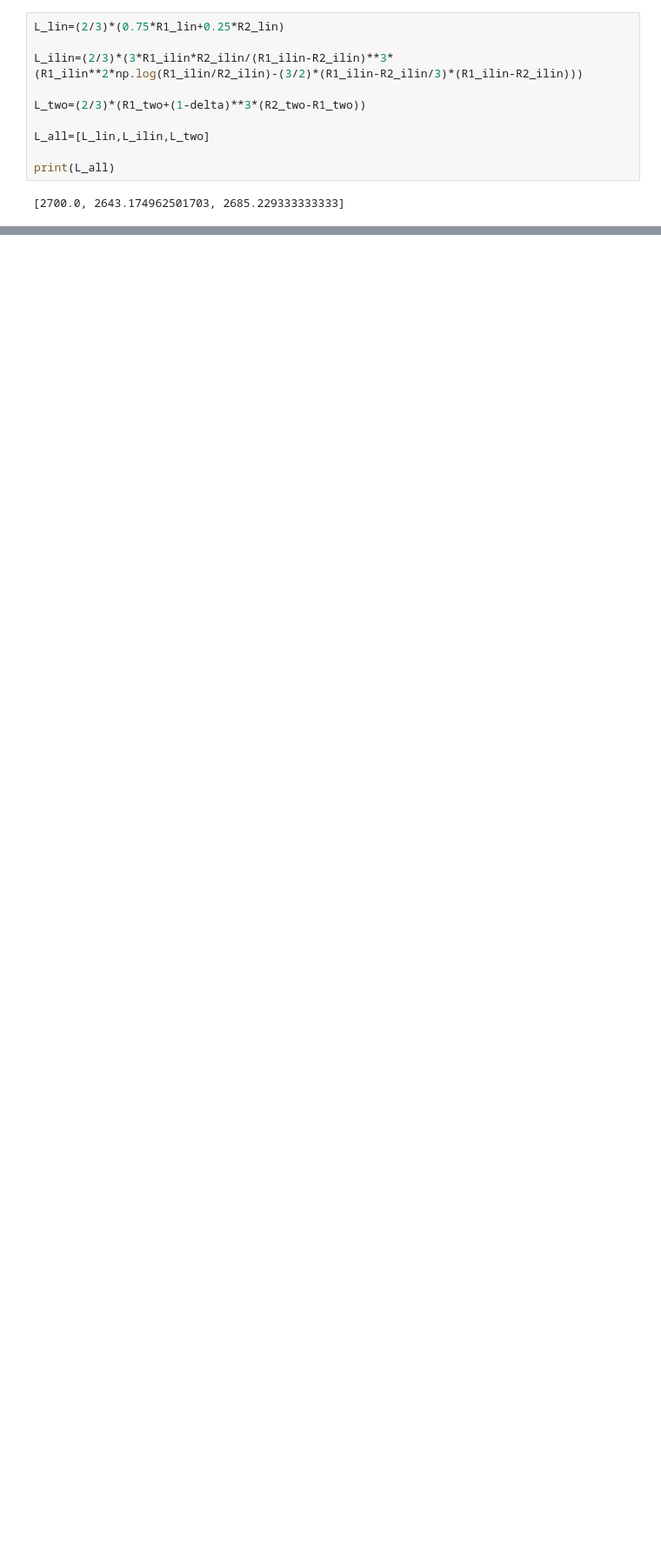
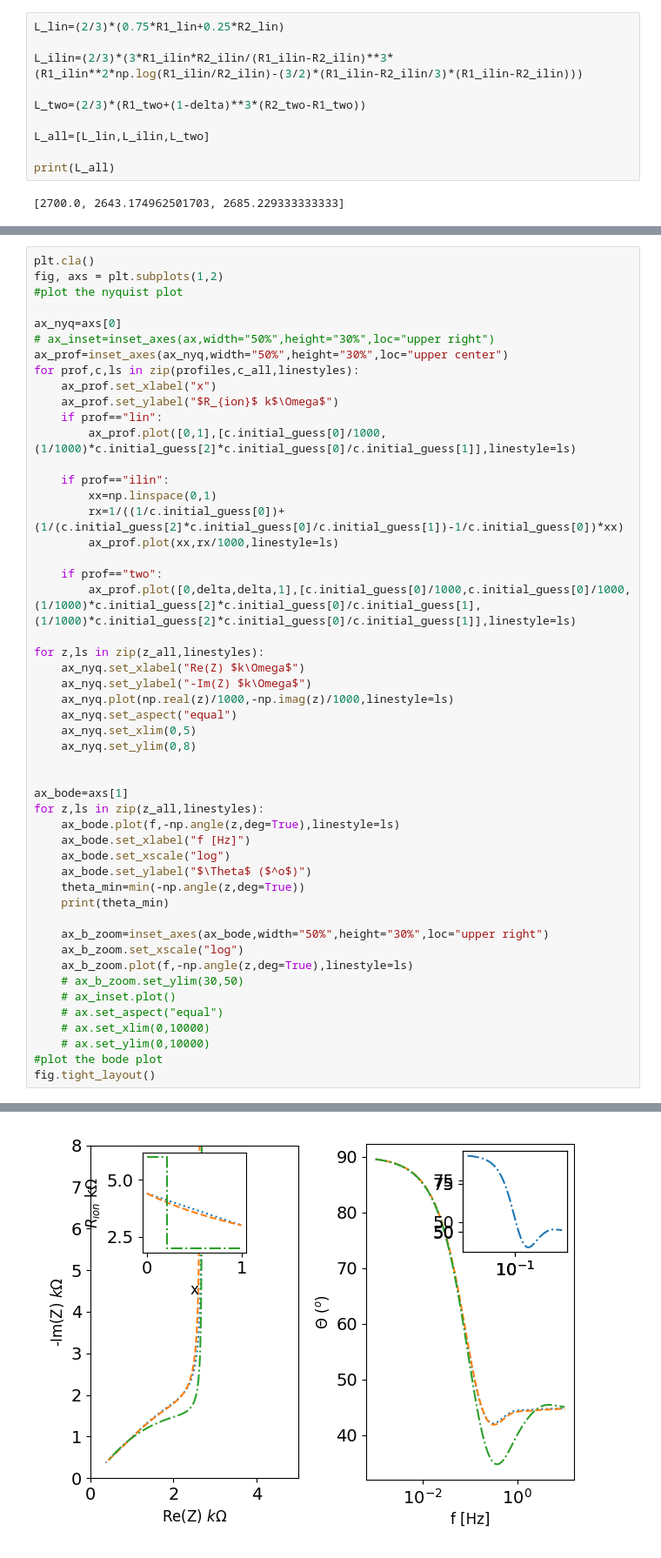
Before and after one commit to Yugal0/fitting-eis-dipangle-analysis, a Jupyter notebook: figure_flow.ipynb, the cells around one changed output, grey strips where cells are left out. Shown: that part at 87% size. Saved outputs shown, nothing was run; the diff lists cells and outputs as text; blank space fills up the shorter version.

```diff
--- a/figure_flow.ipynb
+++ b/figure_flow.ipynb
@@ -127,0 +116,51 @@ for ax in
+# %%
+plt.cla()
+fig, axs = plt.subplots(1,2)
+#plot the nyquist plot
+
+ax_nyq=axs[0]
+# ax_inset=inset_axes(ax,width="50%",height="30%",loc="upper right")
+ax_prof=inset_axes(ax_nyq,width="50%",height="30%",loc="upper center")
+for prof,c,ls in zip(profiles,c_all,linestyles):
+    ax_prof.set_xlabel("x")
+    ax_prof.set_ylabel("$R_{ion}$ k$\Omega$")
+    if prof=="lin":
+        ax_prof.plot([0,1],[c.initial_guess[0]/1000,(1/1000)*c.initial_guess[2]*c.initial_guess[0]/c.initial_guess[1]],linestyle=ls)
+
+    if prof=="ilin":
+        xx=np.linspace(0,1)
+        rx=1/((1/c.initial_guess[0])+(1/(c.initial_guess[2]*c.initial_guess[0]/c.initial_guess[1])-1/c.initial_guess[0])*xx)
+        ax_prof.plot(xx,rx/1000,linestyle=ls)
+
+    if prof=="two":
+        ax_prof.plot([0,delta,delta,1],[c.initial_guess[0]/1000,c.initial_guess[0]/1000,(1/1000)*c.initial_guess[2]*c.initial_guess[0]/c.initial_guess[1],(1/1000)*c.initial_guess[2]*c.initial_guess[0]/c.initial_guess[1]],linestyle=ls)
+
+for z,ls in zip(z_all,linestyles):
+    ax_nyq.set_xlabel("Re(Z) $k\Omega$")
+    ax_nyq.set_ylabel("-Im(Z) $k\Omega$")
+    ax_nyq.plot(np.real(z)/1000,-np.imag(z)/1000,linestyle=ls)
+    ax_nyq.set_aspect("equal")
+    ax_nyq.set_xlim(0,5)
+    ax_nyq.set_ylim(0,8)
+
+
+ax_bode=axs[1]
+for z,ls in zip(z_all,linestyles):
+    ax_bode.plot(f,-np.angle(z,deg=True),linestyle=ls)
+    ax_bode.set_xlabel("f [Hz]")
+    ax_bode.set_xscale("log")
+    ax_bode.set_ylabel("$\Theta$ ($^o$)")
+    theta_min=min(-np.angle(z,deg=True))
+    print(theta_min)
+
+    ax_b_zoom=inset_axes(ax_bode,width="50%",height="30%",loc="upper right")
+    ax_b_zoom.set_xscale("log")
+    ax_b_zoom.plot(f,-np.angle(z,deg=True),linestyle=ls)
+    # ax_b_zoom.set_ylim(30,50)
+    # ax_inset.plot()
+    # ax.set_aspect("equal")
+    # ax.set_xlim(0,10000)
+    # ax.set_ylim(0,10000)
+#plot the bode plot
+fig.tight_layout()
+# %% [output]
@@ -127,0 +170 @@ for ax in
+[figure, added]
```
Also changed, not shown: parts of 4 cells of this notebook.
